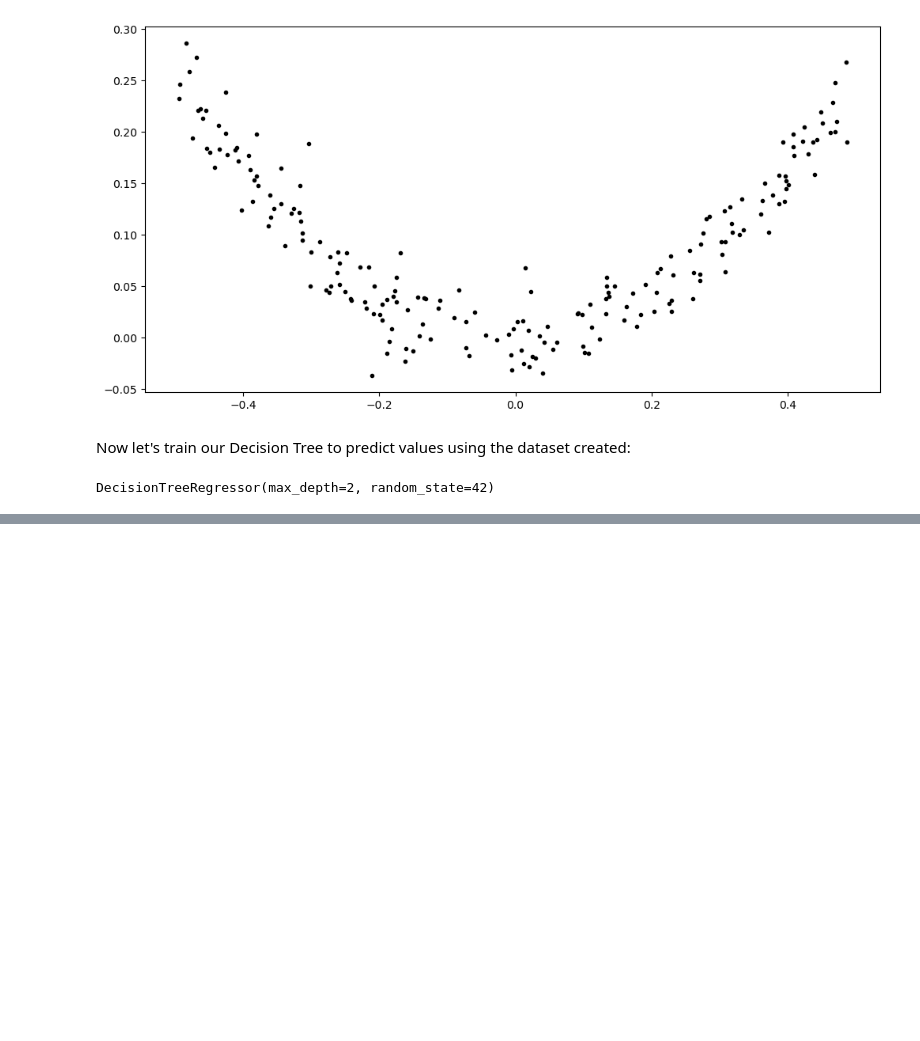
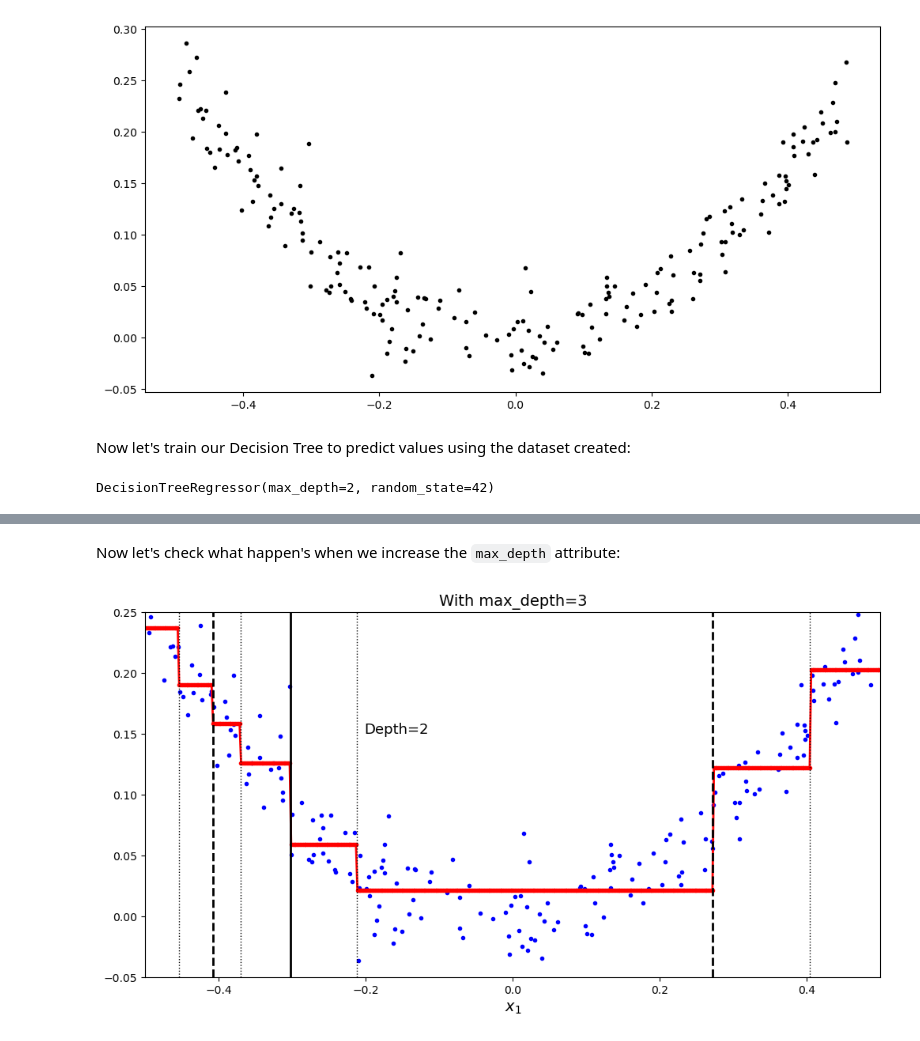
Before and after one commit to edmar-bevilaqua/data_science, a Jupyter notebook: Fundamentals/decision_trees.ipynb, the cells around one changed output, grey strips where cells are left out. Drawn from its saved outputs; the diff is of its cells as text; code cells hidden in the pictures; blank space fills up the shorter version.

```diff
--- a/Fundamentals/decision_trees.ipynb
+++ b/Fundamentals/decision_trees.ipynb
@@ -125,0 +166,20 @@ DecisionTreeRegressor(max_depth=2, random_state=42)
+# %% [markdown]
+Now let's check what happen's when we increase the `max_depth` attribute:
+# %%
+second_tree = DecisionTreeRegressor(max_depth=3, random_state=100)
+second_tree.fit(X_quad, y_quad)
+
+plt.figure(figsize=(12, 6))
+
+th2s = second_tree.tree_.threshold[[2, 5, 9, 12]]
+plot_regression_predictions(second_tree, X_quad, y_quad)
+for split, style in ((th0, "k-"), (th1a, "k--"), (th1b, "k--")):
+    plt.plot([split, split], [-0.05, 0.25], style, linewidth=2)
+for split in th2s:
+    plt.plot([split, split], [-0.05, 0.25], "k:", linewidth=1)
+plt.text(th2s[2] + 0.01, 0.15, "Depth=2", fontsize=13)
+plt.title("With max_depth=3")
+
+plt.show()
+# %% [output]
+[figure, added]
```
Also changed, not shown: parts of 5 cells of this notebook, 4 other files.
